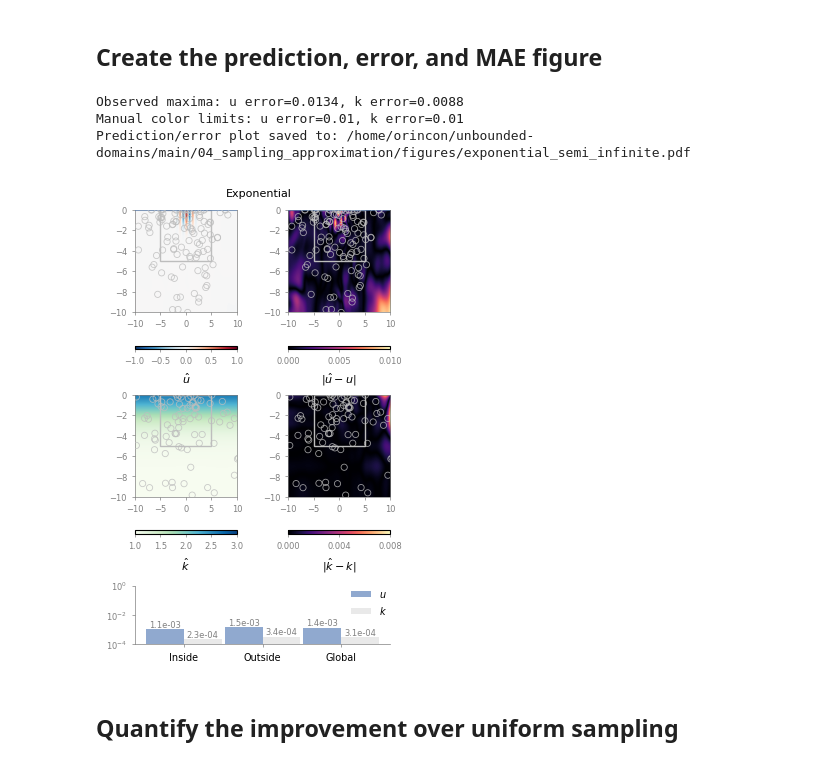
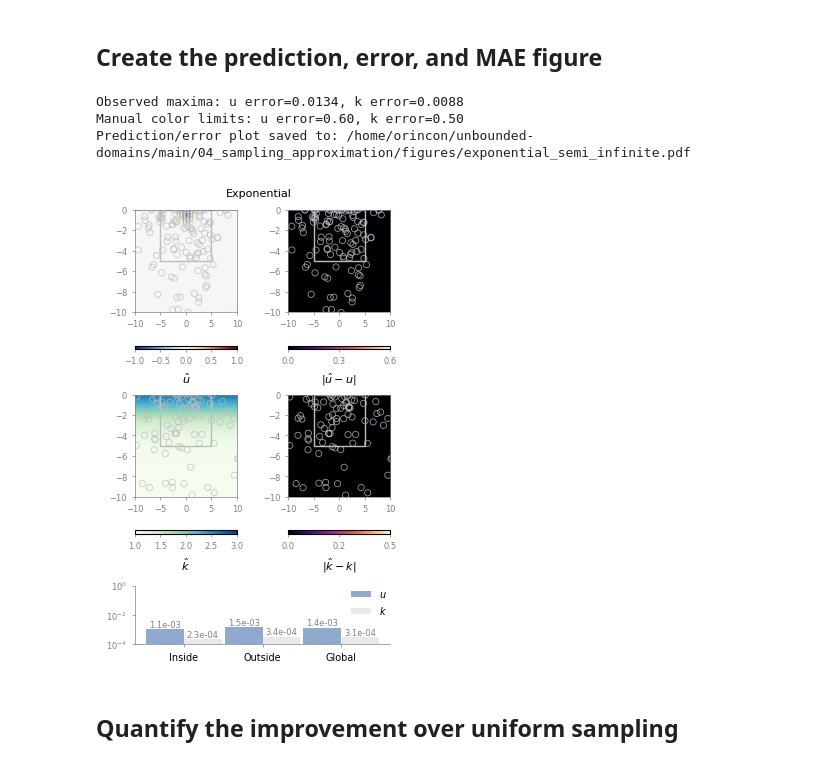
Before and after one commit to oscar-rincon/unbounded-domains, a Jupyter notebook: main/04_sampling_approximation/06_Sampling_plots_Exponential_Semi_Infinite.ipynb, the cells around one changed output. Cells and saved outputs as stored; diff of their text form; code cells hidden in the pictures.

```diff
--- a/main/04_sampling_approximation/06_Sampling_plots_Exponential_Semi_Infinite.ipynb
+++ b/main/04_sampling_approximation/06_Sampling_plots_Exponential_Semi_Infinite.ipynb
@@ -149,8 +149,8 @@ error_u = results["error_u"]
 error_k = results["error_k"]
 
 # Set these manually to reuse identical color scales in the uniform notebook.
-u_error_vmax = 0.01
-k_error_vmax = 0.008
+u_error_vmax = 0.6
+k_error_vmax = 0.5
 print(f"Observed maxima: u error={np.nanmax(error_u):.4f}, k error={np.nanmax(error_k):.4f}")
 print(f"Manual color limits: u error={u_error_vmax:.2f}, k error={k_error_vmax:.2f}")
 
@@ -186,11 +186,11 @@ for axis, field, cmap, vmin, vmax, colorbar_label in images:
     if axis is ax_k_error:
         k_ticks = np.linspace(0, k_error_vmax, 3)
         colorbar.set_ticks(k_ticks)
-        colorbar.ax.set_xticklabels([f"{tick:.3f}" for tick in k_ticks])
+        colorbar.ax.set_xticklabels([f"{tick:.1f}" for tick in k_ticks])
     if axis is ax_u_error:
         u_ticks = np.linspace(0, u_error_vmax, 3)
         colorbar.set_ticks(u_ticks)
-        colorbar.ax.set_xticklabels([f"{tick:.3f}" for tick in u_ticks])
+        colorbar.ax.set_xticklabels([f"{tick:.1f}" for tick in u_ticks])
     colorbar.set_label(colorbar_label, fontsize=8)
     colorbar.ax.tick_params(labelsize=6, length=2, width=0.5, colors="gray")
 
@@ -216,35 +216,35 @@ ax_error.set_xticks(positions)
 ax_error.set_xticklabels(regions, fontsize=7, color="black")
 ax_error.spines["top"].set_visible(False)
 ax_error.spines["right"].set_visible(False)
 ax_error.legend(fontsize=7, frameon=False, loc="upper right", ncol=1, borderaxespad=0)
 for bar, value in zip([*bars_u, *bars_k], [*u_errors, *k_errors]):
     ax_error.text(bar.get_x() + bar.get_width() / 2, value, f"{value:.1e}", ha="center", va="bottom", fontsize=6, color="gray")
 
 axis_color = "gray"
 for axis in (ax_u, ax_u_error, ax_k, ax_k_error, ax_error):
     axis.tick_params(axis="both", labelsize=6, colors=axis_color, length=2, width=0.5)
     for spine in axis.spines.values():
         spine.set_color(axis_color)
         spine.set_linewidth(0.5)
 
 # Keep the region labels black
 ax_error.set_xticklabels(
     regions,
     fontsize=7,
     color="black",
 )
 
 fig.suptitle("Exponential", fontsize=8, y=0.87)
 plot_path = repo_root / "main" / "04_sampling_approximation" / "figures" / "exponential_semi_infinite.pdf"
 plot_path.parent.mkdir(parents=True, exist_ok=True)
 fig.savefig(plot_path, dpi=300, bbox_inches="tight")
 print(f"Prediction/error plot saved to: {plot_path}")
 plt.show()
 # %% [output]
 Observed maxima: u error=0.0134, k error=0.0088
-Manual color limits: u error=0.01, k error=0.01
+Manual color limits: u error=0.60, k error=0.50
 Prediction/error plot saved to: /home/orincon/unbounded-domains/main/04_sampling_approximation/figures/exponential_semi_infinite.pdf
-[figure, old version]
+[figure, new version]
 # %% [markdown]
 ## Quantify the improvement over uniform sampling
 # %%
```
Also changed, not shown: 10 other files.
